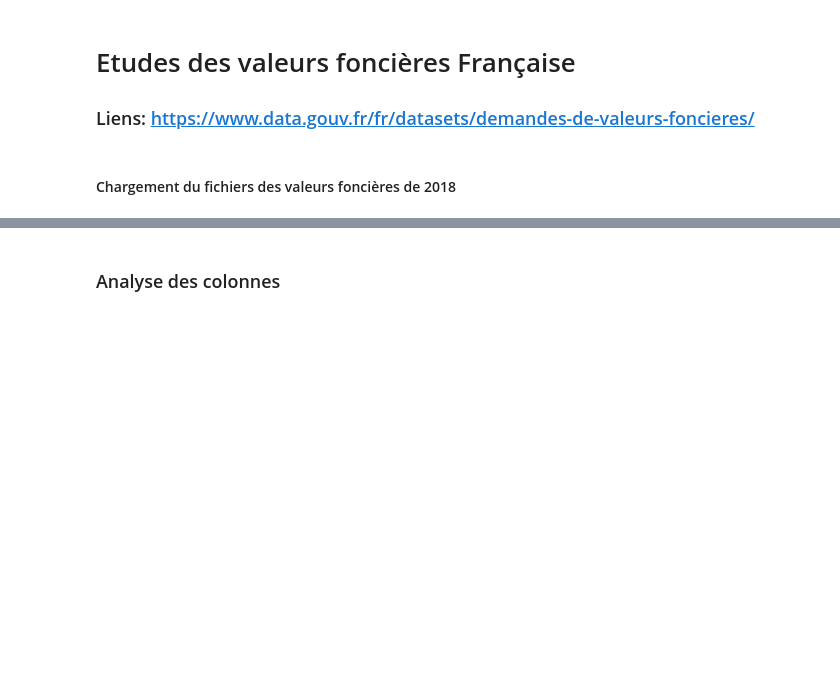
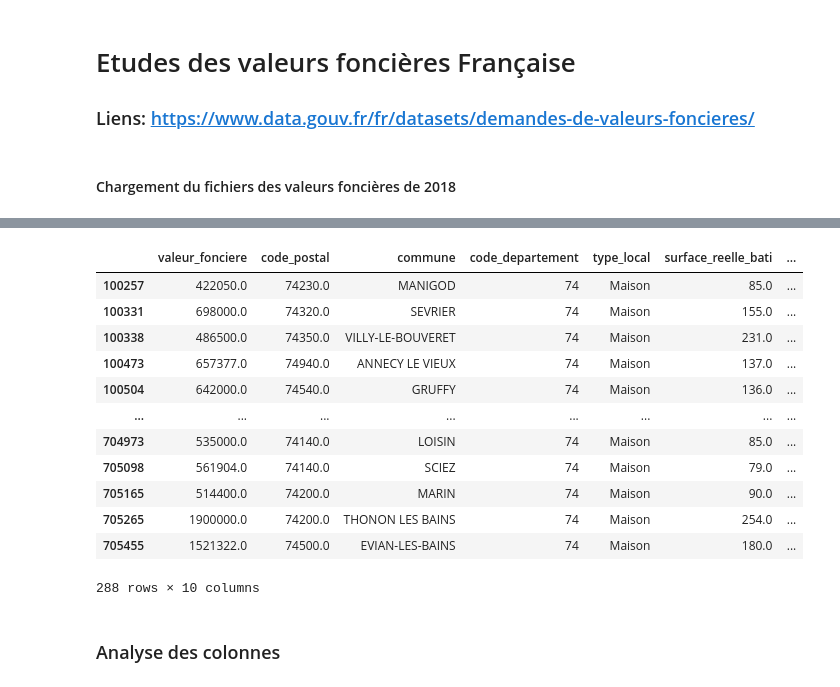
Before and after one commit to houseofai/french-realestate-price-prediction, a Jupyter notebook: 4_EDA.ipynb, the cells around one changed output, grey strips where cells are left out. Cells and saved outputs as stored; diff of their text form; code cells hidden in the pictures; blank space fills up the shorter version.

```diff
--- a/4_EDA.ipynb
+++ b/4_EDA.ipynb
@@ -10,7 +10,8 @@ import seaborn as sns
 #### Chargement du fichiers des valeurs foncières de 2018
 # %%
 dateparse = lambda x: pd.datetime.strptime(x, '%d/%m/%Y') # 03/01/2018
-df = pd.read_csv('data/valeursfoncieres-clean-df.csv', parse_dates=['date_mutation'])
+#df = pd.read_csv('data/valeursfoncieres-clean-df.csv', parse_dates=['date_mutation'])
+df = pd.read_csv('data/biens_2015-19.csv')
 # %%
 df.info()
 # %% [output]
@@ -17,0 +33,16 @@ NameError: name 'df' is not defined
+# %%
+df[(df['code_departement']==74) & (df['type_local']=="Maison") & (df['surface_terrain'] > 1500) & (df['surface_terrain'] < 2500)]
+# %% [output]
+|  | valeur_fonciere | code_postal | commune | code_departement | type_local | surface_reelle_bati | ... |
+| 100257 | 422050.0 | 74230.0 | MANIGOD | 74 | Maison | 85.0 | ... |
+| 100331 | 698000.0 | 74320.0 | SEVRIER | 74 | Maison | 155.0 | ... |
+| 100338 | 486500.0 | 74350.0 | VILLY-LE-BOUVERET | 74 | Maison | 231.0 | ... |
+| 100473 | 657377.0 | 74940.0 | ANNECY LE VIEUX | 74 | Maison | 137.0 | ... |
+| 100504 | 642000.0 | 74540.0 | GRUFFY | 74 | Maison | 136.0 | ... |
+| ... | ... | ... | ... | ... | ... | ... | ... |
+| 704973 | 535000.0 | 74140.0 | LOISIN | 74 | Maison | 85.0 | ... |
+| 705098 | 561904.0 | 74140.0 | SCIEZ | 74 | Maison | 79.0 | ... |
+| 705165 | 514400.0 | 74200.0 | MARIN | 74 | Maison | 90.0 | ... |
+| 705265 | 1900000.0 | 74200.0 | THONON LES BAINS | 74 | Maison | 254.0 | ... |
+| 705455 | 1521322.0 | 74500.0 | EVIAN-LES-BAINS | 74 | Maison | 180.0 | ... |
+288 rows × 10 columns
```
Also changed, not shown: parts of 2 cells of this notebook, 4 other files.
